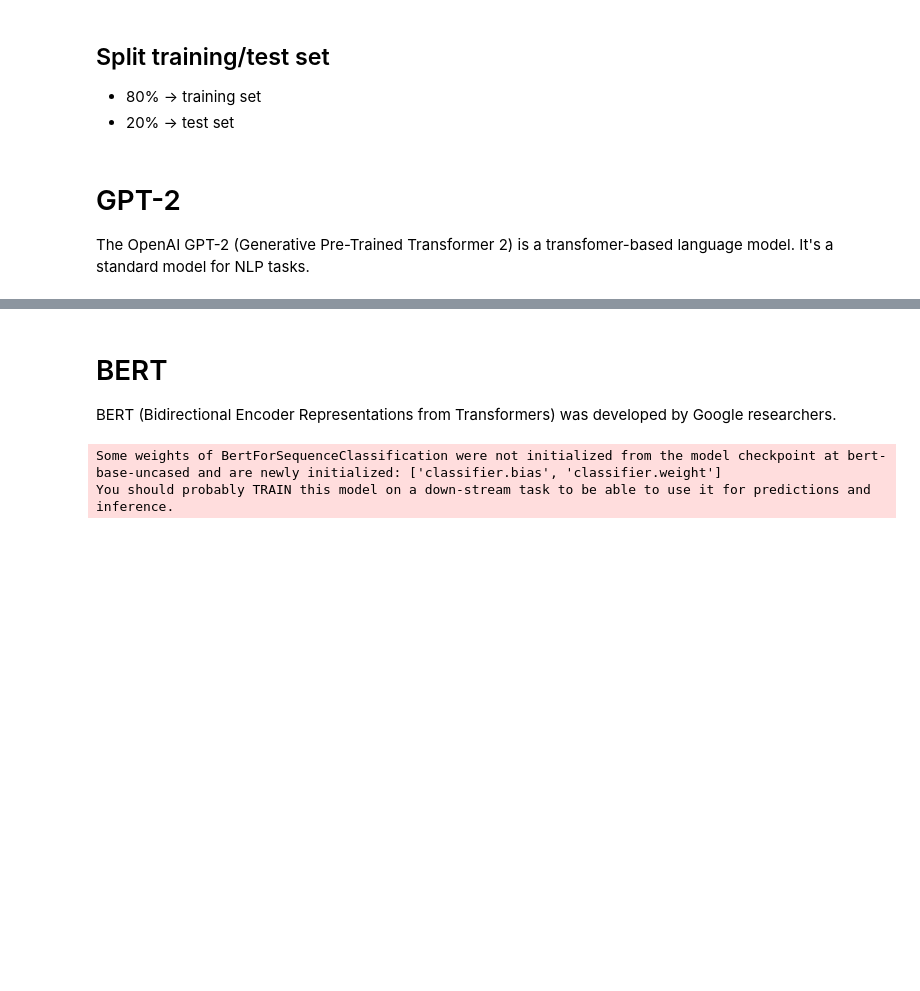
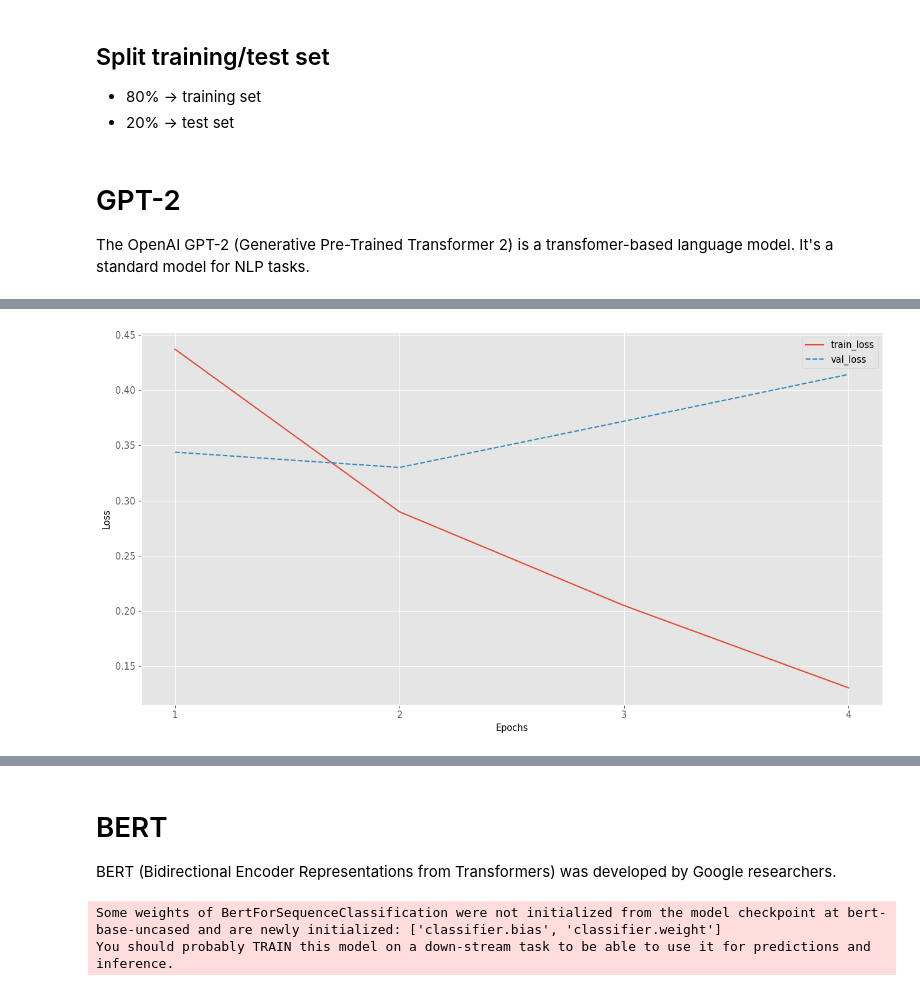
Before and after one commit to CrocoPops/HateSpeechDetection, a Jupyter notebook: HateSpeechDet.ipynb, the cells around one changed output, grey strips where cells are left out. Drawn from its saved outputs; the diff is of its cells as text; code cells hidden in the pictures; blank space fills up the shorter version.

Commit message:
Plots, confusion matrix

```diff
--- a/HateSpeechDet.ipynb
+++ b/HateSpeechDet.ipynb
@@ -66,7 +66,7 @@ nltk.download("wordnet")
 
 def clean_text(data):
     cleaned_tweets = []
-    for tweet in data["tweet"]:
+    for tweet in data:
         tweet = tweet.lower()  # Convert text to lowercase
         tweet = re.sub(r"[^\w\s]", "", tweet)  # Remove punctuation
         tweet = re.sub(r"\d+", "", tweet)  # Remove numbers
@@ -76,7 +76,7 @@ def clean_text(data):
 
 def remove_stopwords(data):
     nostopwords_tweets = []
-    for tweet in data["tweet"]:
+    for tweet in data:
         tokens = word_tokenize(tweet)  # Tokenize text
         stop_words = set(stopwords.words("english"))
         filtered_tokens = [word for word in tokens if word not in stop_words]  # Remove stopwords
@@ -87,7 +87,7 @@ def remove_stopwords(data):
 def apply_stemming(data):
     stemmer = PorterStemmer()
     stemmed_tweets = []
-    for tweet in data["tweet"]:
+    for tweet in data:
         tokens = word_tokenize(tweet)  # Tokenize text
         stemmed_tokens = [stemmer.stem(token) for token in tokens]  # Apply stemming
         stemmed_text = " ".join(stemmed_tokens)  # Join tokens back into a string
@@ -97,17 +97,17 @@ def apply_stemming(data):
 def apply_lemmatization(data):
     lemmatizer = WordNetLemmatizer()
     lemmatized_tweets = []
-    for tweet in data["tweet"]:
+    for tweet in data:
         tokens = word_tokenize(tweet)  # Tokenize text
         lemmatized_tokens = [lemmatizer.lemmatize(token) for token in tokens]  # Apply lemmatization
         lemmatized_text = " ".join(lemmatized_tokens)  # Join tokens back into a string
         lemmatized_tweets.append(lemmatized_text)
     return lemmatized_tweets
 
-data["tweet"] = clean_text(data)
-data["tweet"] = remove_stopwords(data)
-data["tweet"] = apply_stemming(data)
-data["tweet"] = apply_lemmatization(data)
+data["tweet"] = clean_text(data["tweet"])
+data["tweet"] = remove_stopwords(data["tweet"])
+data["tweet"] = apply_stemming(data["tweet"])
+data["tweet"] = apply_lemmatization(data["tweet"])
 
 data.head()
 # %% [output]
@@ -143,7 +143,7 @@ device = torch.device("cuda" if torch.cuda.is_available() else "cpu")
 tokenizer_gpt2 = GPT2Tokenizer.from_pretrained('gpt2')
 tokenizer_gpt2.pad_token = tokenizer_gpt2.eos_token  # Set padding token to eos_token
 
-max_length = 128
+max_length = 32
 tokenized_texts_train = tokenizer_gpt2(list(X_train), padding=True, truncation=True, max_length=max_length, return_tensors='pt')
 tokenized_texts_test = tokenizer_gpt2(list(X_test), padding=True, truncation=True, max_length=max_length, return_tensors='pt')
 
@@ -157,27 +157,38 @@ labels_test = torch.tensor(list(y_test)).to(device)
 train_dataset_gpt2 = TensorDataset(tokenized_texts_train.input_ids, tokenized_texts_train.attention_mask, labels_train)
 test_dataset_gpt2 = TensorDataset(tokenized_texts_test.input_ids, tokenized_texts_test.attention_mask, labels_test)
 
-batch_size = 128
+# Number of batches - depending on the max sequence length and GPU memory.
+# For 512 sequence length batch of 10 works without cuda memory issues.
+# For small sequence length can try batch of 32 or higher.
+batch_size = 60
 
-train_loader = DataLoader(train_dataset_gpt2, batch_size=batch_size, shuffle=True)
-test_loader = DataLoader(test_dataset_gpt2, batch_size=batch_size, shuffle=False)
+train_loader_gpt2 = DataLoader(train_dataset_gpt2, batch_size=batch_size, shuffle=True)
+test_loader_gpt2 = DataLoader(test_dataset_gpt2, batch_size=batch_size, shuffle=False)
 
 model_config_gpt2 = GPT2Config.from_pretrained('gpt2', num_labels=3, pad_token_id=tokenizer_gpt2.pad_token_id)
 model_gpt2 = GPT2ForSequenceClassification(model_config_gpt2).to(device)
+model_gpt2.resize_token_embeddings(len(tokenizer_gpt2))
 
 # model_gpt2.load_state_dict(torch.load('gpt2_model.pth'))  # Load pre-trained GPT-2 model from disk
 model_gpt2.eval()
 
 optimize_gpt2 = AdamW(model_gpt2.parameters(), lr=5e-5, no_deprecation_warning=True)
 
-epochs = 5
+# Number of training epochs (authors on fine-tuning Bert recommend between 2 and 4).
+epochs = 4
 tokenized_texts_train = torch.load('tokenized_texts_train_gpt2.pth')  # Load pre-processed tokenized data from disk
 tokenized_texts_test = torch.load('tokenized_texts_test_gpt2.pth')
 
-for epoch in range(epochs):
-    model_gpt2.train()
+all_loss_gpt2 = {'train_loss':[], 'val_loss':[]}
+all_acc_gpt2 = {'train_acc':[], 'val_acc':[]}
+
+print("Training GPT-2 model...")
+model_gpt2.train()
+for epoch in tqdm(range(epochs)):
     total_loss = 0
-    for batch in train_loader:
+    total_correct_train = 0
+    total_samples_train = 0
+    for batch in train_loader_gpt2:
         input_ids, attention_mask, labels = batch
         input_ids, attention_mask, labels = input_ids.to(device), attention_mask.to(device), labels.to(device)
 
@@ -190,19 +201,47 @@ for epoch in range(epochs):
 
         total_loss += loss.item()
 
+        _, predicted_train = torch.max(outputs.logits, 1)
+        total_samples_train += labels.size(0)
+        total_correct_train += (predicted_train == labels).sum().item()
+
         loss.backward()
         optimize_gpt2.step()
-    print(f'Epoch {epoch + 1}: Average Loss: {total_loss / len(train_loader)}')
+    print(f'Epoch {epoch + 1}: Average Loss: {total_loss / len(train_loader_gpt2)}')
+    all_loss_gpt2['train_loss'].append(total_loss / len(train_loader_gpt2))
+    all_acc_gpt2['train_acc'].append(total_correct_train / total_samples_train)
+    model_gpt2.eval()
+    total_val_loss = 0
+    total_correct_val = 0
+    total_samples_val = 0
+    with torch.no_grad():
+        for batch in test_loader_gpt2:
+            input_ids, attention_mask, labels = batch
+            input_ids, attention_mask, labels = input_ids.to(device), attention_mask.to(device), labels.to(device)
 
-torch.save(model_gpt2.state_dict(), 'gpt2_model.pth') # saving gpt-2 model
-writer.flush()
+            outputs = model_gpt2(input_ids=input_ids, attention_mask=attention_mask, labels=labels)
+            val_loss = outputs.loss
 
+            total_val_loss += val_loss.item()
+
+            _, predicted_val = torch.max(outputs.logits, 1)
+            total_samples_val += labels.size(0)
+            total_correct_val += (predicted_val == labels).sum().item()
+
+    all_loss_gpt2['val_loss'].append(total_val_loss / len(test_loader_gpt2))
+    all_acc_gpt2['val_acc'].append(total_correct_val / total_samples_val)
+    writer.add_scalar("Loss/val_gpt2", total_val_loss / len(test_loader_gpt2), epoch)
+
+    torch.save(model_gpt2.state_dict(), 'gpt2_model.pth') # saving gpt-2 model
+    writer.flush()
+
+print("GPT-2 training complete.")
 model_gpt2.eval()
 predicted_labels_gpt2 = []
 true_labels_gpt2 = []
 
 with torch.no_grad():
-    for batch in test_loader:
+    for batch in test_loader_gpt2:
         input_ids, attention_mask, labels = batch
         input_ids, attention_mask, labels = input_ids.to(device), attention_mask.to(device), labels.to(device)
 
@@ -214,4 +253,12 @@ with torch.no_grad():
 
 accuracy_gpt2 = accuracy_score(true_labels_gpt2, predicted_labels_gpt2)
 print(f'GPT-2 Accuracy: {accuracy_gpt2}')
+
+plot_dict(all_loss_gpt2, use_xlabel='Epochs', use_ylabel='Loss', use_linestyles=['-', '--'])
+plot_dict(all_acc_gpt2, use_xlabel='Epochs', use_ylabel='Accuracy', use_linestyles=['-', '--'])
+
+print("Classification Report:")
+print(classification_report(true_labels_gpt2, predicted_labels_gpt2, target_names=['class 0', 'class 1', 'class 2']))
+
+plot_confusion_matrix(y_true=true_labels_gpt2, y_pred=predicted_labels_gpt2, classes=[0, 1, 2], normalize=True, magnify=0.1, use_title="Confusion Matrix - GPT-2")
 # %% [output]
@@ -223,0 +272 @@ GPT-2 Accuracy: 0.8723017954407908
+[figure, added]
```
Also changed, not shown: parts of 5 cells of this notebook, 24 other files.
